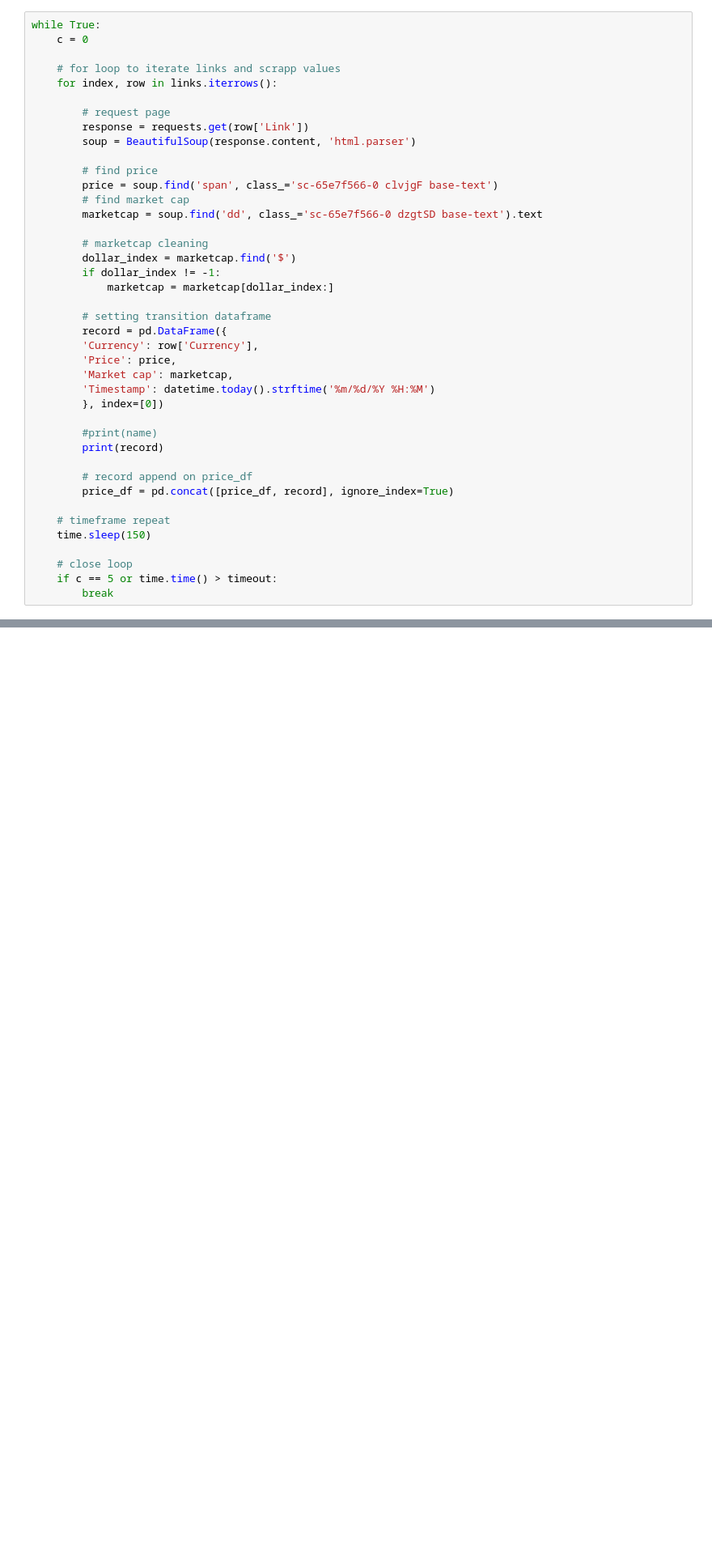
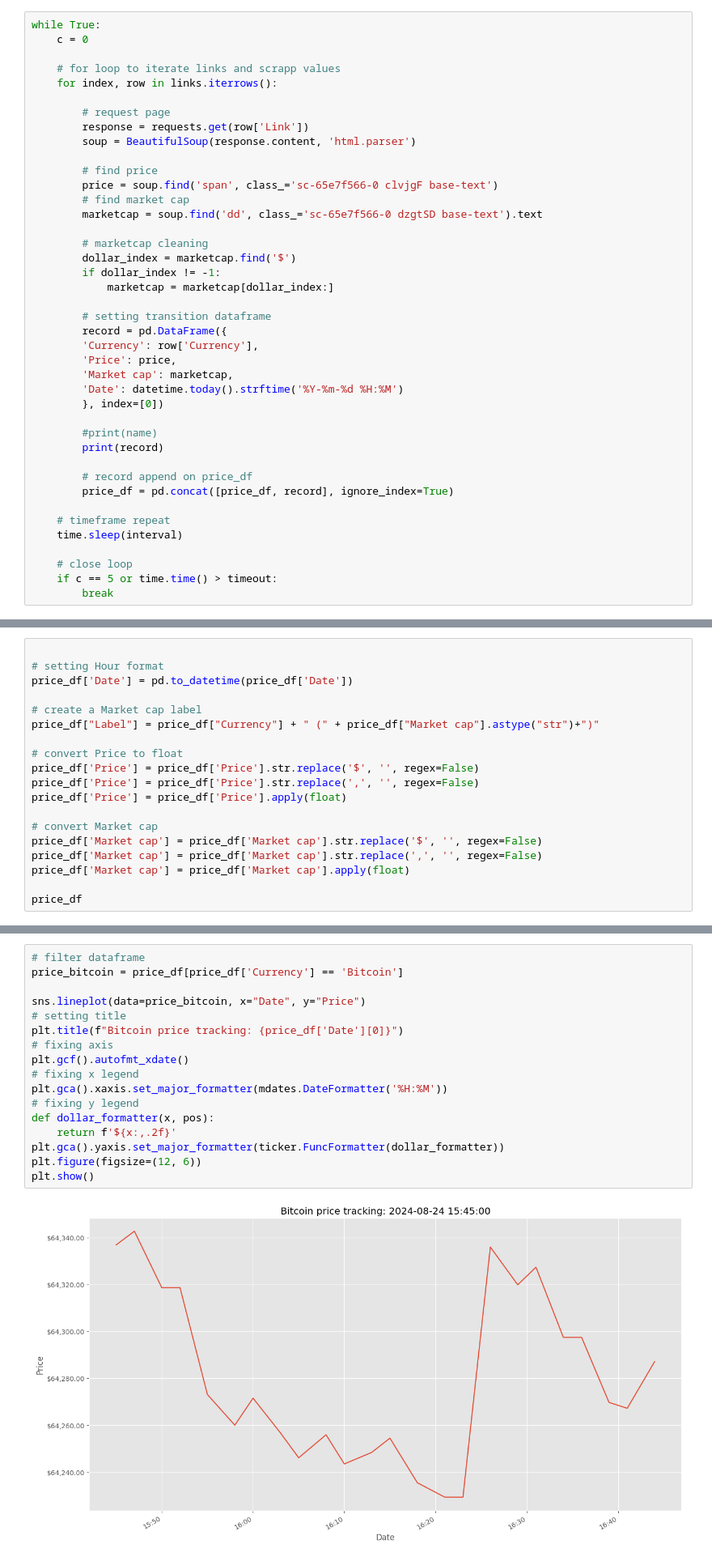
Before and after one commit to iruko14/crypto_scrapp, a Jupyter notebook: all_currencies_scrapp.ipynb, the cells around one changed output, grey strips where cells are left out. Shown at 81% size. Cells and saved outputs as stored; diff of their text form; blank space fills up the shorter version.

```diff
--- a/all_currencies_scrapp.ipynb
+++ b/all_currencies_scrapp.ipynb
@@ -86,7 +137,7 @@ while True:
         'Currency': row['Currency'],
         'Price': price,
         'Market cap': marketcap,
-        'Timestamp': datetime.today().strftime('%m/%d/%Y %H:%M')
+        'Date': datetime.today().strftime('%Y-%m-%d %H:%M')
         }, index=[0])
 
         #print(name)
@@ -96,7 +147,7 @@ while True:
         price_df = pd.concat([price_df, record], ignore_index=True)
 
     # timeframe repeat
-    time.sleep(150)
+    time.sleep(interval)
 
     # close loop
     if c == 5 or time.time() > timeout:
@@ -122,0 +193,19 @@ price_df
+# %%
+
+# setting Hour format
+price_df['Date'] = pd.to_datetime(price_df['Date'])
+
+# create a Market cap label
+price_df["Label"] = price_df["Currency"] + " (" + price_df["Market cap"].astype("str")+")"
+
+# convert Price to float
+price_df['Price'] = price_df['Price'].str.replace('$', '', regex=False)
+price_df['Price'] = price_df['Price'].str.replace(',', '', regex=False)
+price_df['Price'] = price_df['Price'].apply(float)
+
+# convert Market cap
+price_df['Market cap'] = price_df['Market cap'].str.replace('$', '', regex=False)
+price_df['Market cap'] = price_df['Market cap'].str.replace(',', '', regex=False)
+price_df['Market cap'] = price_df['Market cap'].apply(float)
+
+price_df
@@ -122,0 +228,19 @@ price_df
+# %%
+# filter dataframe
+price_bitcoin = price_df[price_df['Currency'] == 'Bitcoin']
+
+sns.lineplot(data=price_bitcoin, x="Date", y="Price")
+# setting title
+plt.title(f"Bitcoin price tracking: {price_df['Date'][0]}")
+# fixing axis
+plt.gcf().autofmt_xdate()
+# fixing x legend
+plt.gca().xaxis.set_major_formatter(mdates.DateFormatter('%H:%M'))
+# fixing y legend
+def dollar_formatter(x, pos):
+    return f'${x:,.2f}'
+plt.gca().yaxis.set_major_formatter(ticker.FuncFormatter(dollar_formatter))
+plt.figure(figsize=(12, 6))
+plt.show()
+# %% [output]
+[figure, added]
```
Also changed, not shown: parts of 17 cells of this notebook, 3 other files.
